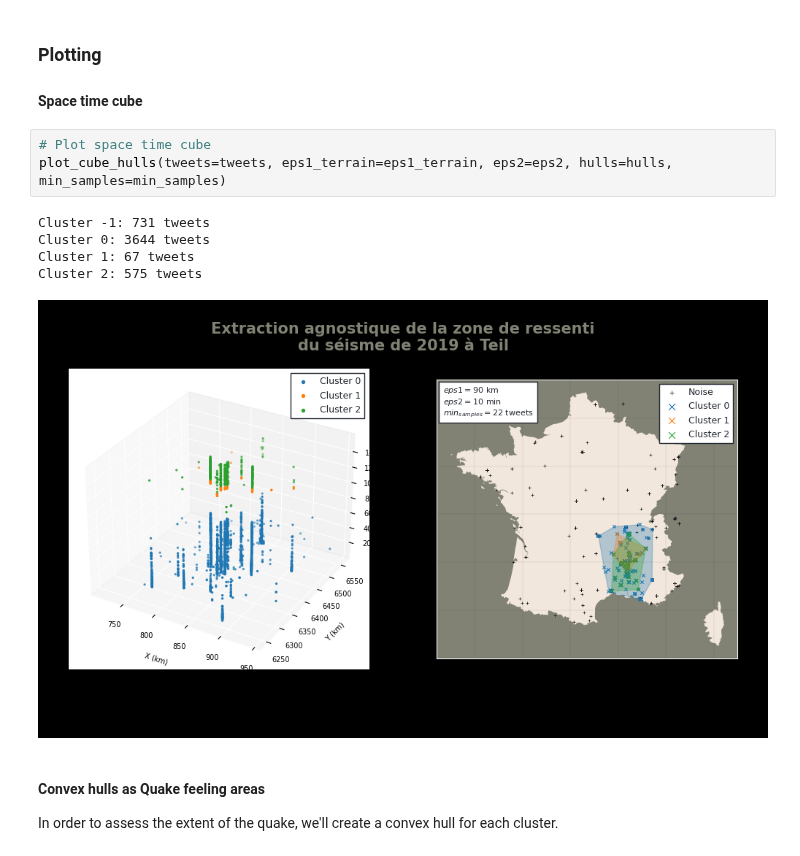
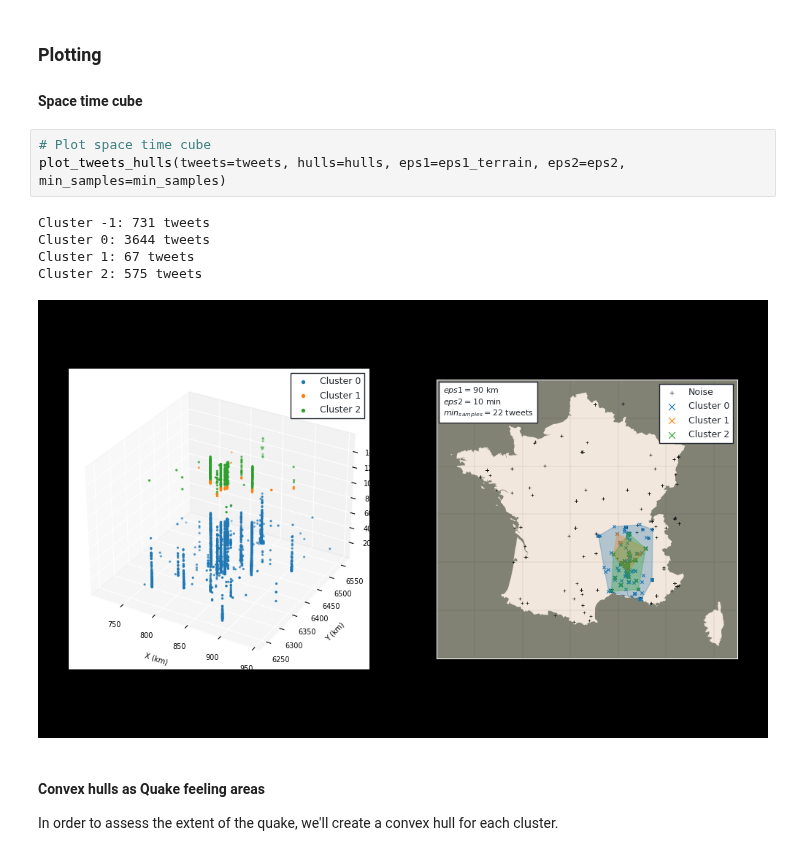
Before and after one commit to lletassey/clustering-tweets-earthquake, a Jupyter notebook: notebooks/stdbscan.ipynb, the cells around one changed output. Saved outputs shown, nothing was run; the diff lists cells and outputs as text.

Commit message:
Reorder plotting

```diff
--- a/notebooks/stdbscan.ipynb
+++ b/notebooks/stdbscan.ipynb
@@ -209,13 +209,13 @@ print(table)
 #### Space time cube
 # %%
 # Plot space time cube
-plot_cube_hulls(tweets=tweets, eps1_terrain=eps1_terrain, eps2=eps2, hulls=hulls, min_samples=min_samples)
+plot_tweets_hulls(tweets=tweets, hulls=hulls, eps1=eps1_terrain, eps2=eps2, min_samples=min_samples)
 # %% [output]
 Cluster -1: 731 tweets
 Cluster 0: 3644 tweets
 Cluster 1: 67 tweets
 Cluster 2: 575 tweets
-[figure, old version]
+[figure, new version]
 # %% [markdown]
 #### Convex hulls as Quake feeling areas
 
```
Also changed, not shown: parts of 2 cells of this notebook, 1 other file.
